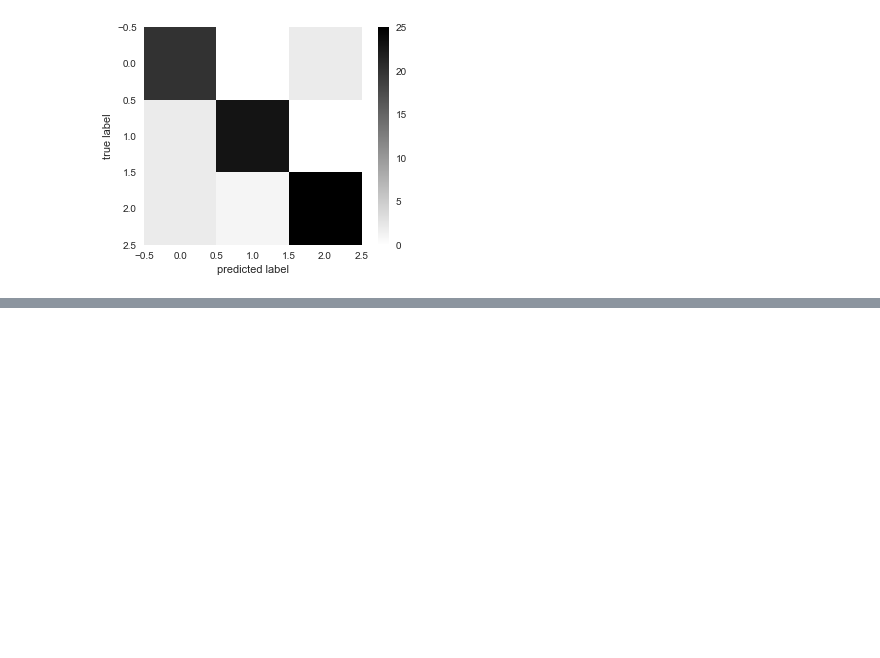
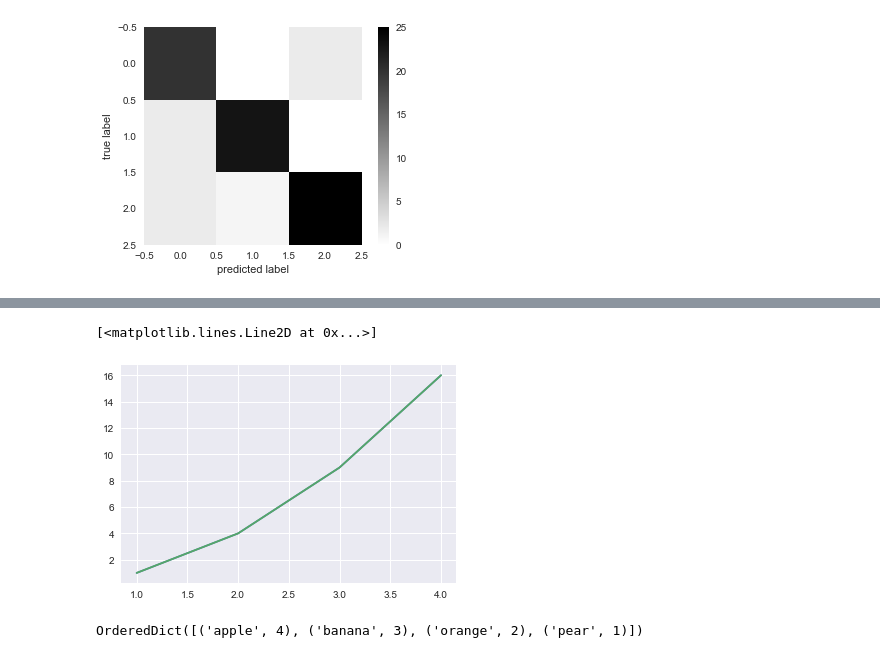
Before and after one commit to daaseucvmware/radio2018, a Jupyter notebook: notebooks/LearnForRadio.ipynb, the cells around one changed output, grey strips where cells are left out. Drawn from its saved outputs; the diff is of its cells as text; code cells hidden in the pictures; blank space fills up the shorter version.

```diff
--- a/notebooks/LearnForRadio.ipynb
+++ b/notebooks/LearnForRadio.ipynb
@@ -92,0 +106,13 @@ plt.ylabel("true label");
+# %%
+plt.plot([1, 2, 3, 4], [1, 4, 9, 16])
+# %% [output]
+[<matplotlib.lines.Line2D at 0x...>]
+[figure, added]
+# %%
+from collections import OrderedDict
+d = {'banana': 3, 'apple': 4, 'pear': 1, 'orange': 2}
+
+OrderedDict(sorted(d.items(), key=lambda t: t[0]))
+#OrderedDict([('apple', 4), ('banana', 3), ('orange', 2), ('pear', 1)])
+# %% [output]
+OrderedDict([('apple', 4), ('banana', 3), ('orange', 2), ('pear', 1)])
```
Also changed, not shown: parts of 4 cells of this notebook, 3 other files.
